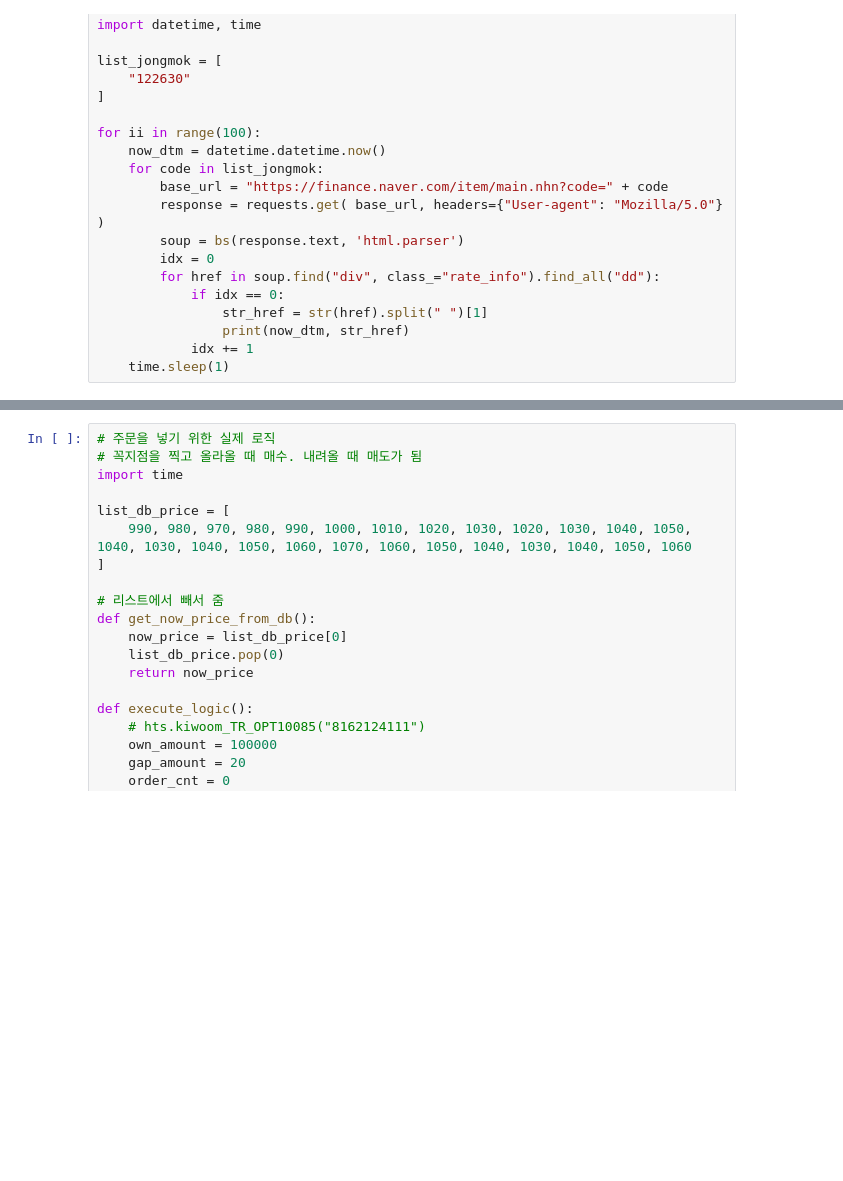
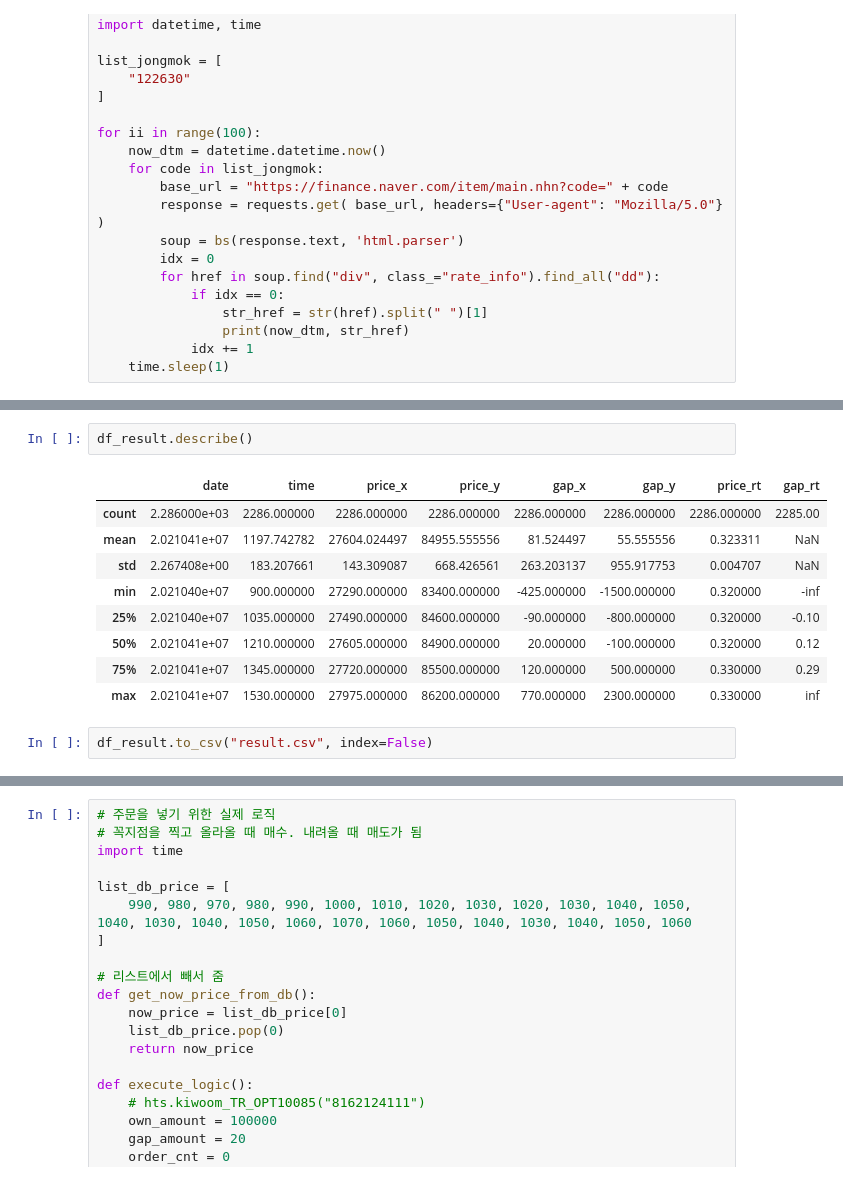
Before and after one commit to etlers/jupyter, a Jupyter notebook: analyze_text/naver/crawling_finn.ipynb, the cells around one changed output, grey strips where cells are left out. Drawn from its saved outputs; the diff is of its cells as text; blank space fills up the shorter version.

```diff
--- a/analyze_text/naver/crawling_finn.ipynb
+++ b/analyze_text/naver/crawling_finn.ipynb
@@ -842,3 +945,17 @@ for ii in range(100):
+# %%
+df_result.describe()
+# %% [output]
+|  | date | time | price_x | price_y | gap_x | gap_y | price_rt | gap_rt |
+| count | 2.286000e+03 | 2286.000000 | 2286.000000 | 2286.000000 | 2286.000000 | 2286.000000 | 2286.000000 | 2285.00 |
+| mean | 2.021041e+07 | 1197.742782 | 27604.024497 | 84955.555556 | 81.524497 | 55.555556 | 0.323311 | NaN |
+| std | 2.267408e+00 | 183.207661 | 143.309087 | 668.426561 | 263.203137 | 955.917753 | 0.004707 | NaN |
+| min | 2.021040e+07 | 900.000000 | 27290.000000 | 83400.000000 | -425.000000 | -1500.000000 | 0.320000 | -inf |
+| 25% | 2.021040e+07 | 1035.000000 | 27490.000000 | 84600.000000 | -90.000000 | -800.000000 | 0.320000 | -0.10 |
+| 50% | 2.021041e+07 | 1210.000000 | 27605.000000 | 84900.000000 | 20.000000 | -100.000000 | 0.320000 | 0.12 |
+| 75% | 2.021041e+07 | 1345.000000 | 27720.000000 | 85500.000000 | 120.000000 | 500.000000 | 0.330000 | 0.29 |
+| max | 2.021041e+07 | 1530.000000 | 27975.000000 | 86200.000000 | 770.000000 | 2300.000000 | 0.330000 | inf |
+# %%
+df_result.to_csv("result.csv", index=False)
 # %%
 ########################################################################################################
 # 종목 일 시세 추출.
```
Also changed, not shown: parts of 17 cells of this notebook, 3 other files.
